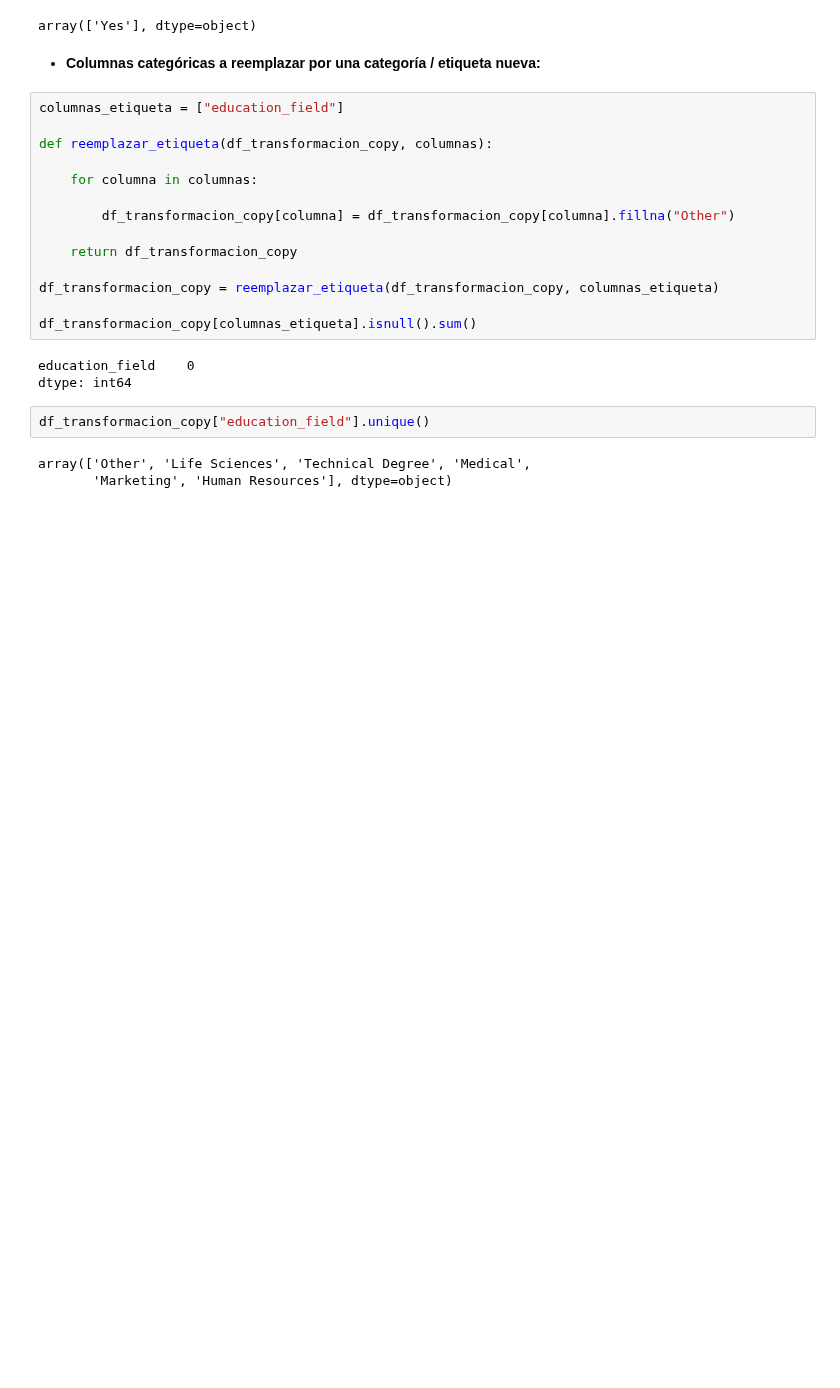
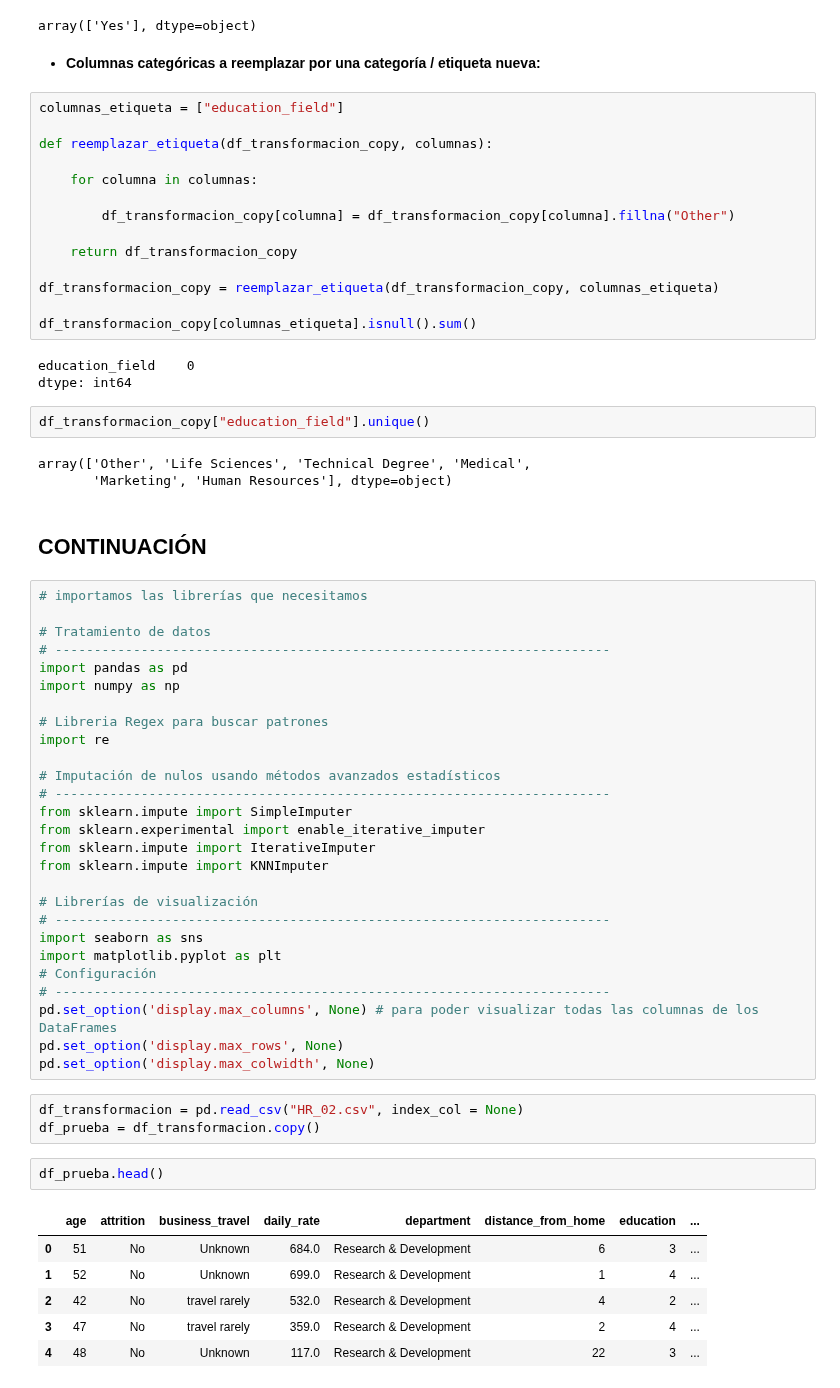
Before and after one commit to Paulamc1695/proyecto_da_promo_J_modulo_3, a Jupyter notebook: Paula_Fase_2_Transformacion_Datos.ipynb, the cells around one changed output. Cells and saved outputs as stored; diff of their text form; blank space fills up the shorter version.

```diff
--- a/Paula_Fase_2_Transformacion_Datos.ipynb
+++ b/Paula_Fase_2_Transformacion_Datos.ipynb
@@ -431,3 +436,44 @@ df_transformacion_copy["education_field"].unique()
 # %% [output]
 array(['Other', 'Life Sciences', 'Technical Degree', 'Medical',
        'Marketing', 'Human Resources'], dtype=object)
+# %% [markdown]
+## **CONTINUACIÓN**
+# %%
+# importamos las librerías que necesitamos
+
+# Tratamiento de datos
+# -----------------------------------------------------------------------
+import pandas as pd
+import numpy as np
+
+# Libreria Regex para buscar patrones
+import re
+
+# Imputación de nulos usando métodos avanzados estadísticos
+# -----------------------------------------------------------------------
+from sklearn.impute import SimpleImputer
+from sklearn.experimental import enable_iterative_imputer
+from sklearn.impute import IterativeImputer
+from sklearn.impute import KNNImputer
+
+# Librerías de visualización
+# -----------------------------------------------------------------------
+import seaborn as sns
+import matplotlib.pyplot as plt
+# Configuración
+# -----------------------------------------------------------------------
+pd.set_option('display.max_columns', None) # para poder visualizar todas las columnas de los DataFrames
+pd.set_option('display.max_rows', None)
+pd.set_option('display.max_colwidth', None)
+# %%
+df_transformacion = pd.read_csv("HR_02.csv", index_col = None)
+df_prueba = df_transformacion.copy()
+# %%
+df_prueba.head()
+# %% [output]
+|  | age | attrition | business_travel | daily_rate | department | distance_from_home | education | ... |
+| 0 | 51 | No | Unknown | 684.0 | Research & Development | 6 | 3 | ... |
+| 1 | 52 | No | Unknown | 699.0 | Research & Development | 1 | 4 | ... |
+| 2 | 42 | No | travel rarely | 532.0 | Research & Development | 4 | 2 | ... |
+| 3 | 47 | No | travel rarely | 359.0 | Research & Development | 2 | 4 | ... |
+| 4 | 48 | No | Unknown | 117.0 | Research & Development | 22 | 3 | ... |
```
Also changed, not shown: parts of 19 cells of this notebook.
